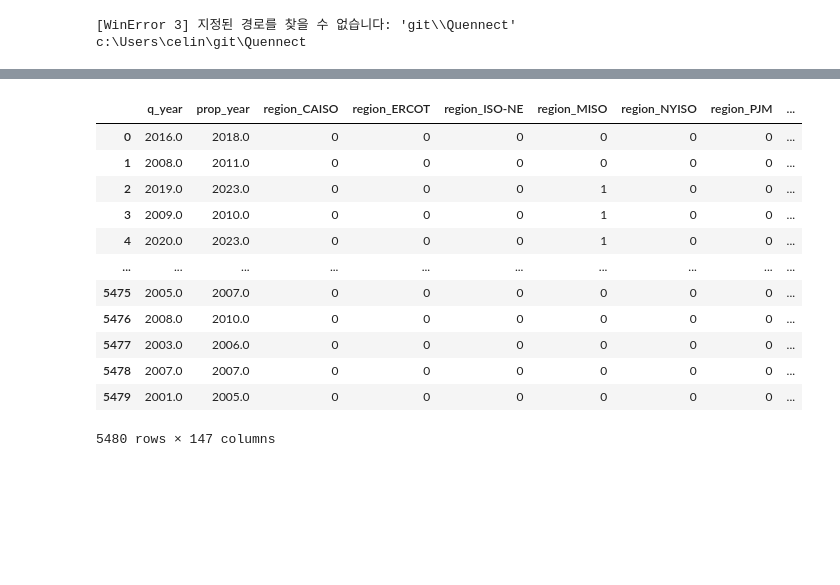
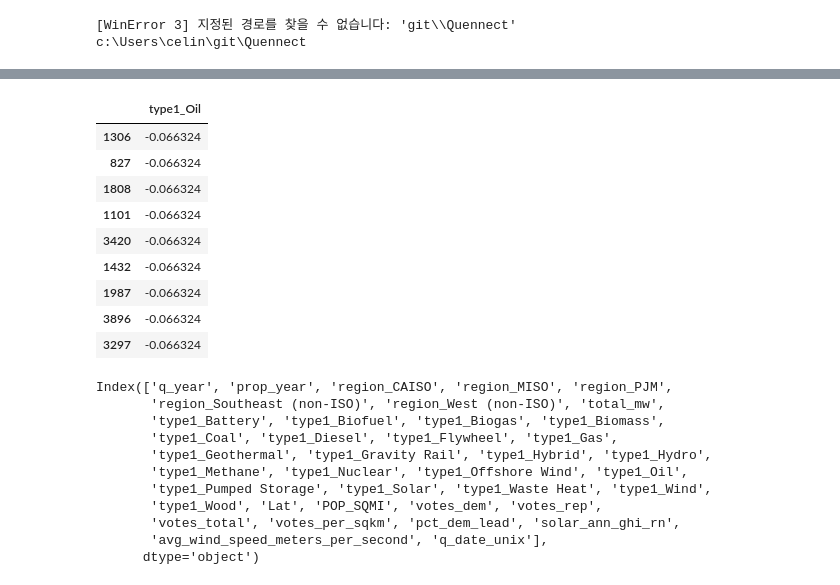
Before and after one commit to lsebin/Quennect, a Jupyter notebook: src/lime.ipynb, the cells around one changed output, grey strips where cells are left out. Cells and saved outputs as stored; diff of their text form; code cells hidden in the pictures; blank space fills up the shorter version.

```diff
--- a/src/lime.ipynb
+++ b/src/lime.ipynb
@@ -108,29 +122,35 @@ array([[-0.08696952, -0.11717451, -0.42817022, ..., -0.03576319,
+# %%
+X_test_df[['type1_Oil']].iloc[1:10]
+# %% [output]
+|  | type1_Oil |
+| 1306 | -0.066324 |
+| 827 | -0.066324 |
+| 1808 | -0.066324 |
+| 1101 | -0.066324 |
+| 3420 | -0.066324 |
+| 1432 | -0.066324 |
+| 1987 | -0.066324 |
+| 3896 | -0.066324 |
+| 3297 | -0.066324 |
 # %%
 X_test = np.array(X_test)
 # %%
 classes = np.array(['Not Withdrawn', 'Withdrawn'])
-# %%
-q_cleaned_old = pd.read_csv('data/data_vectorized_240228.csv')
-q_cleaned_old.drop(['ia_status_Facility Study', 'ia_status_Feasibility Study',
-        'ia_status_IA Executed', 'ia_status_Operational',
-        'ia_status_System Impact Study', 'Unnamed: 0'], axis = 1, inplace=True)
-q_cleaned_old.drop(['ia_status_Withdrawn'], axis = 1)
-# %% [output]
-|  | q_year | prop_year | region_CAISO | region_ERCOT | region_ISO-NE | region_MISO | region_NYISO | region_PJM | ... |
-| 0 | 2016.0 | 2018.0 | 0 | 0 | 0 | 0 | 0 | 0 | ... |
-| 1 | 2008.0 | 2011.0 | 0 | 0 | 0 | 0 | 0 | 0 | ... |
-| 2 | 2019.0 | 2023.0 | 0 | 0 | 0 | 1 | 0 | 0 | ... |
-| 3 | 2009.0 | 2010.0 | 0 | 0 | 0 | 1 | 0 | 0 | ... |
-| 4 | 2020.0 | 2023.0 | 0 | 0 | 0 | 1 | 0 | 0 | ... |
-| ... | ... | ... | ... | ... | ... | ... | ... | ... | ... |
-| 5475 | 2005.0 | 2007.0 | 0 | 0 | 0 | 0 | 0 | 0 | ... |
-| 5476 | 2008.0 | 2010.0 | 0 | 0 | 0 | 0 | 0 | 0 | ... |
-| 5477 | 2003.0 | 2006.0 | 0 | 0 | 0 | 0 | 0 | 0 | ... |
-| 5478 | 2007.0 | 2007.0 | 0 | 0 | 0 | 0 | 0 | 0 | ... |
-| 5479 | 2001.0 | 2005.0 | 0 | 0 | 0 | 0 | 0 | 0 | ... |
-5480 rows × 147 columns
 # %%
-feature_names = q_cleaned_old.columns
+feature_names = X_test_df.columns
+feature_names
+# %% [output]
+Index(['q_year', 'prop_year', 'region_CAISO', 'region_MISO', 'region_PJM',
+       'region_Southeast (non-ISO)', 'region_West (non-ISO)', 'total_mw',
+       'type1_Battery', 'type1_Biofuel', 'type1_Biogas', 'type1_Biomass',
+       'type1_Coal', 'type1_Diesel', 'type1_Flywheel', 'type1_Gas',
+       'type1_Geothermal', 'type1_Gravity Rail', 'type1_Hybrid', 'type1_Hydro',
+       'type1_Methane', 'type1_Nuclear', 'type1_Offshore Wind', 'type1_Oil',
+       'type1_Pumped Storage', 'type1_Solar', 'type1_Waste Heat', 'type1_Wind',
+       'type1_Wood', 'Lat', 'POP_SQMI', 'votes_dem', 'votes_rep',
+       'votes_total', 'votes_per_sqkm', 'pct_dem_lead', 'solar_ann_ghi_rn',
+       'avg_wind_speed_meters_per_second', 'q_date_unix'],
+      dtype='object')
 # %%
 explainer = lime.lime_tabular.LimeTabularExplainer(X_train, feature_names=feature_names, class_names=classes, discretize_continuous=True)
 # %%
```
Also changed, not shown: parts of 15 cells of this notebook, 1 other file.
